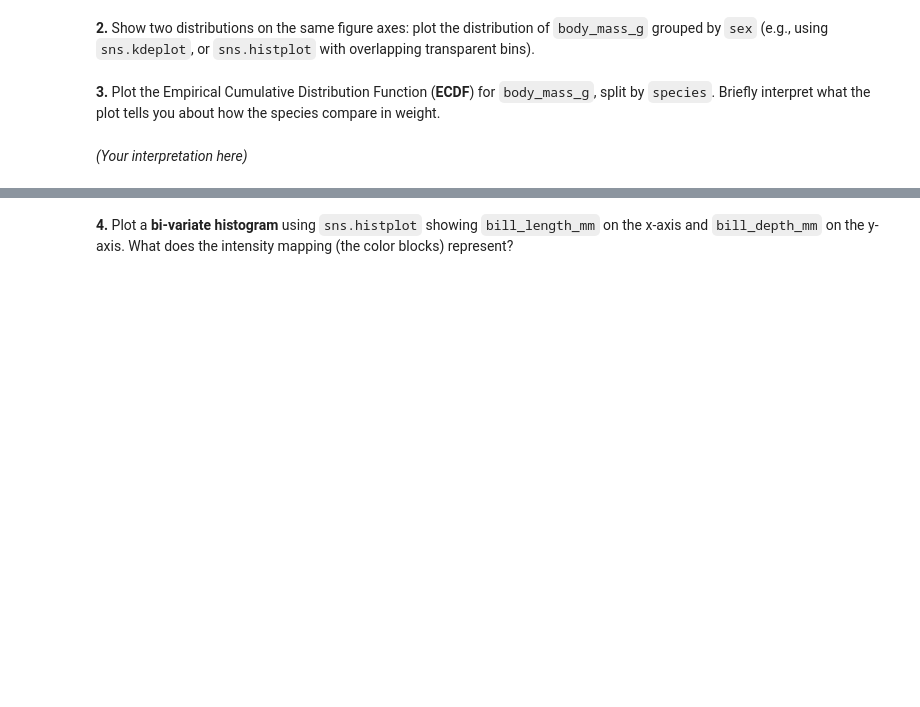
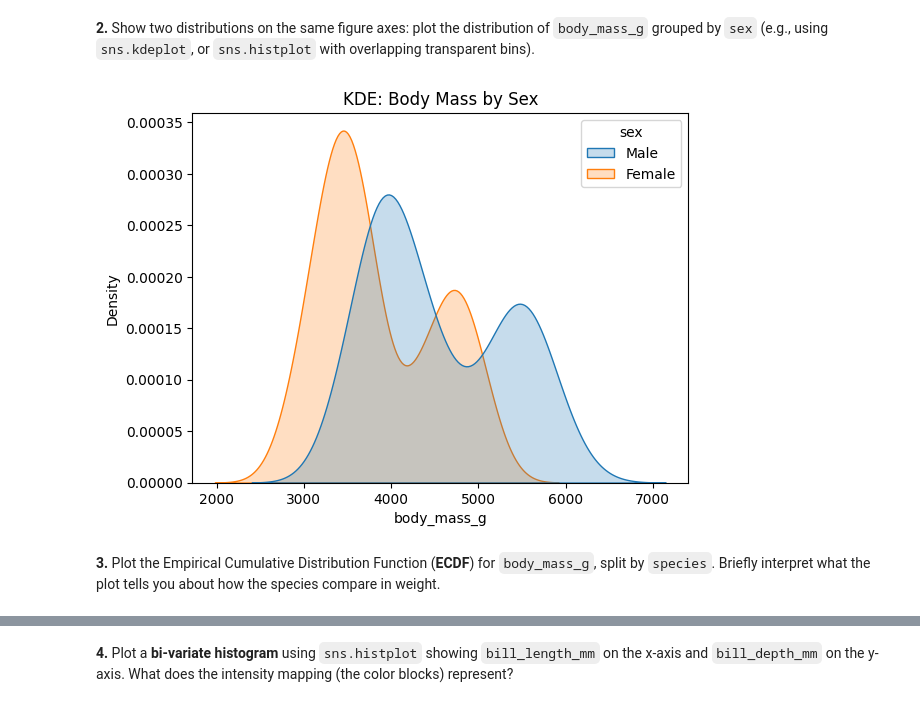
Before and after one commit to ibtihalalf/Exercises1, a Jupyter notebook: Week2/M3/m3_2_exercise.ipynb, the cells around one changed output, grey strips where cells are left out. Drawn from its saved outputs; the diff is of its cells as text; code cells hidden in the pictures; blank space fills up the shorter version.

```diff
--- a/Week2/M3/m3_2_exercise.ipynb
+++ b/Week2/M3/m3_2_exercise.ipynb
@@ -110,3 +115,15 @@ plt.show()
+# %%
+sns.kdeplot(
+    data=penguins,
+    x="body_mass_g",
+    hue="sex",        # separate curves
+    fill=True         # shaded areas
+)
+
+plt.title("KDE: Body Mass by Sex")
+plt.show()
+# %% [output]
+[figure, added]
 # %% [markdown]
 
 
@@ -116,4 +130,0 @@ plt.show()
-# %% [markdown]
-
-
-*(Your interpretation here)*
```
Also changed, not shown: parts of 11 cells of this notebook.
